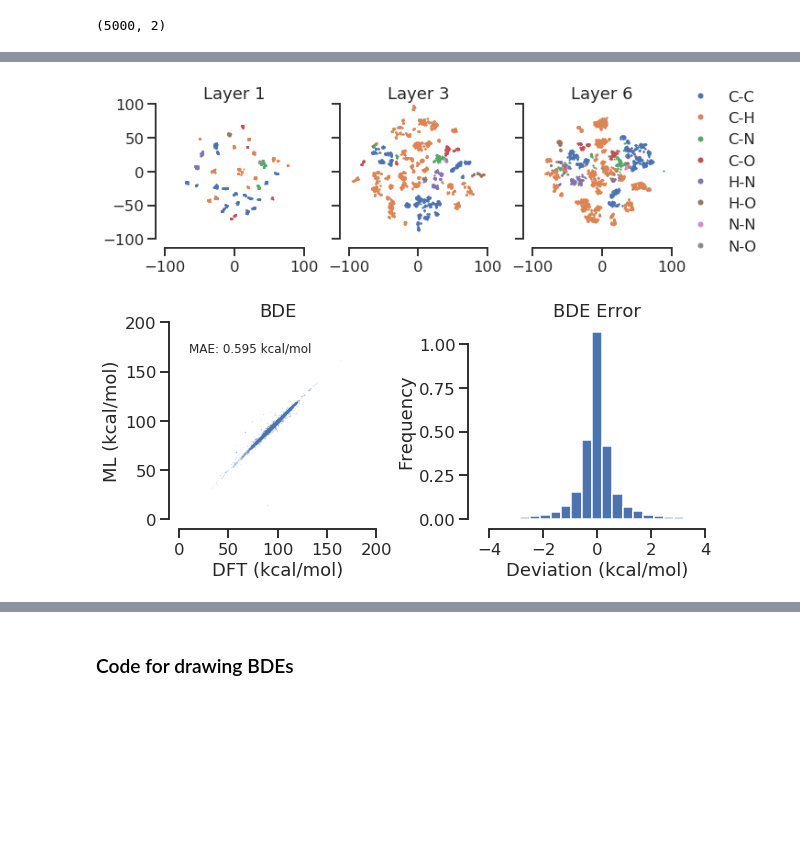
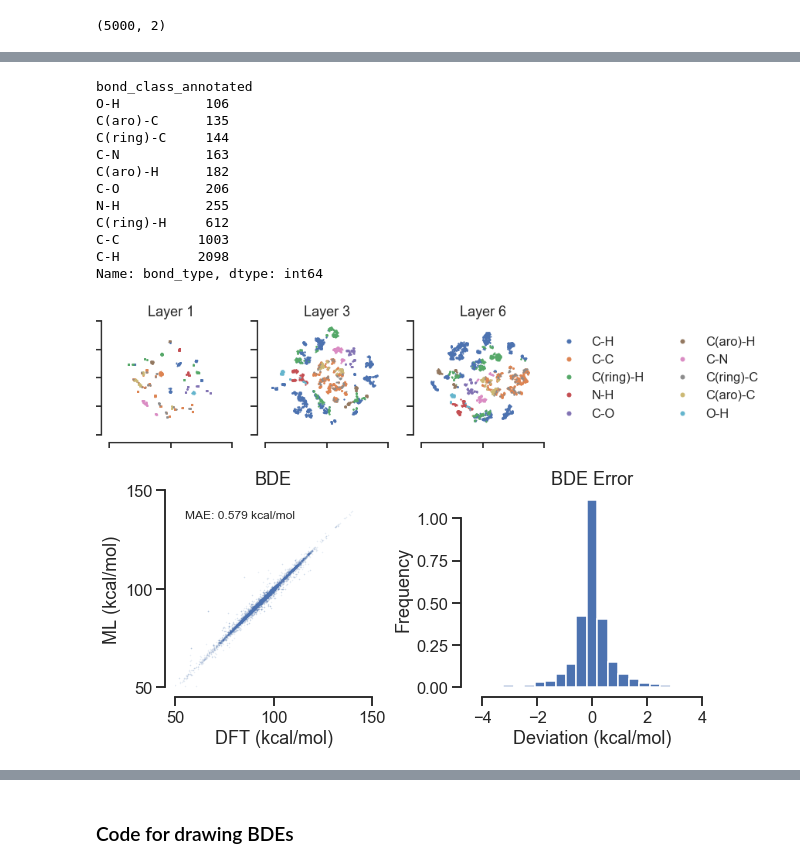
Before and after one commit to pstjohn/bde_model_methods, a Jupyter notebook: run_internal_test.ipynb, the cells around one changed output, grey strips where cells are left out. Drawn from its saved outputs; the diff is of its cells as text; code cells hidden in the pictures; blank space fills up the shorter version.

```diff
--- a/run_internal_test.ipynb
+++ b/run_internal_test.ipynb
@@ -80,7 +103,12 @@ import warnings
 
 with warnings.catch_warnings():
     warnings.simplefilter('ignore')
-    model = load_model('layer_runs/n_message_6/best_model.hdf5', custom_objects=custom_layers)
+    model = load_model('layer_runs2/n_message_6/best_model.hdf5', custom_objects=custom_layers)
+
+
+layer_df = pd.DataFrame(((l.name, l) for l in model.layers), columns=['name', 'layer'])
+layer_df = layer_df.set_index('name').layer
+layer_df.head()
 
 embedding_model = GraphModel(model.inputs, [model.layers[-3].input])
 # model.summary()
@@ -274,7 +343,7 @@ Name: layer, dtype: object
 # %%
-embedding_model_1 = GraphModel(model.inputs, [layer_df['add_2'].output])
-embedding_model_3 = GraphModel(model.inputs, [layer_df['add_6'].output])
-embedding_model_6 = GraphModel(model.inputs, [layer_df['add_12'].output])
+embedding_model_1 = GraphModel(model.inputs, [layer_df['add_1'].output])
+embedding_model_3 = GraphModel(model.inputs, [layer_df['add_7'].output])
+embedding_model_6 = GraphModel(model.inputs, [layer_df['add_11'].output])
 # %%
 train_embeddings_1 = embedding_model_1.predict_generator(
     ConcatGraphSequence(preprocessor_data['train'][0], batch_size=128, shuffle=False),
@@ -309,41 +422,65 @@ xt_1.shape
+# %%
+chosen_bonds['bond_class_annotated'] = chosen_bonds.apply(featurize_bond, 1)
+# %%
+class_count = chosen_bonds.groupby('bond_class_annotated').bond_type.count()
+class_count = class_count[class_count > 50].sort_values()
+# %%
+class_count
+# %% [output]
+bond_class_annotated
+O-H           106
+C(aro)-C      135
+C(ring)-C     144
+C-N           163
+C(aro)-H      182
+C-O           206
+N-H           255
+C(ring)-H     612
+C-C          1003
+C-H          2098
+Name: bond_type, dtype: int64
 # %%
 fig, axmatrix = plt.subplots(ncols=3, figsize=(9,3), sharex=True, sharey=True)
 #for ax in axmatrix:
 #    ax.set_aspect('equal')
 
-for bond_type, df in chosen_bonds.reset_index().groupby('bond_type'):
+for bond_type in class_count.index[::-1]:
+
+    df = chosen_bonds.reset_index()[(chosen_bonds.bond_class_annotated == bond_type).values]
     axmatrix[0].plot(xt_1[df.index, 0], xt_1[df.index, 1], '.', ms=2, zorder=-1)
-
-for bond_type, df in chosen_bonds.reset_index().groupby('bond_type'):
     axmatrix[1].plot(xt_3[df.index, 0], xt_3[df.index, 1], '.', ms=2, zorder=-1)
-
-for bond_type, df in chosen_bonds.reset_index().groupby('bond_type'):
     axmatrix[2].plot(xt_6[df.index, 0], xt_6[df.index, 1], '.', ms=2, label=bond_type, zorder=-1)
 
 axmatrix[0].set_title('Layer 1')
 axmatrix[1].set_title('Layer 3')
 axmatrix[2].set_title('Layer 6')
 
 axmatrix[0].set_xlim([-100, 100])
 axmatrix[0].set_ylim([-100, 100])
 
 plt.tight_layout()
 sns.despine(offset=10)
 
 axmatrix[0].set_rasterization_zorder(0)
 axmatrix[1].set_rasterization_zorder(0)
 axmatrix[2].set_rasterization_zorder(0)
 
 
-leg = axmatrix[2].legend(loc='center left', bbox_to_anchor=(1., .5), markerscale=5)
-fig.savefig('embeddings.svg', bbox_extra_artists=(leg,), dpi=300)
+for ax in axmatrix:
+    ax.set_xticklabels([])
+    ax.set_yticklabels([])
+
+leg = axmatrix[2].legend(loc='center left', bbox_to_anchor=(1., .5), markerscale=5, ncol=2)
+fig.savefig('embeddings.svg', bbox_extra_artists=(leg,), dpi=600)
 # %% [output]
-[figure, old version]
+[figure, new version]
 # %%
 fig = plt.figure(figsize=(9,4))
 
 ax1 = fig.add_subplot(121, aspect='equal')
 ax1.plot(test_predictions.bde, test_predictions.bde_pred, '.', ms=1, alpha=.1, rasterized=True)
+# ax1.plot([50, 150], [50, 150], '--', color='.3', lw=1, zorder=0)
+
 #ax1.plot(y_valid_df.bde, y_valid_df.bde_pred, '.', ms=1, alpha=0.1)
 
 ax2 = fig.add_subplot(122)
@@ -356,8 +493,12 @@ ax2.hist((test_predictions.bde - test_predictions.bde_pred).dropna(), bins=21, r
 ax2.set_xticks([-4, -2, 0, 2, 4])
 # ax2.set_xlim([-4, 4])
 
-ax1.set_xticks([0, 50, 100, 150, 200])
-ax1.set_yticks([0, 50, 100, 150, 200])
+
+ax1.set_xlim([50, 150])
+ax1.set_ylim([50, 150])
+
+ax1.set_xticks([50, 100, 150])
+ax1.set_yticks([50, 100, 150])
 
 mae = (test_predictions.bde - test_predictions.bde_pred).abs().mean()
 ax1.text(0.05, .9, "MAE: {0:.3f} kcal/mol".format(mae), ha='left', va='top',
@@ -375,7 +516,7 @@ plt.tight_layout()
 sns.despine(trim=True, offset=10)
 plt.savefig('parity.svg', dpi=500)
 # %% [output]
-[figure, old version]
+[figure, new version]
 # %%
 train_df = preprocessor_data['train_df']
 valid_df = preprocessor_data['valid_df']
```
Also changed, not shown: parts of 46 cells of this notebook.
